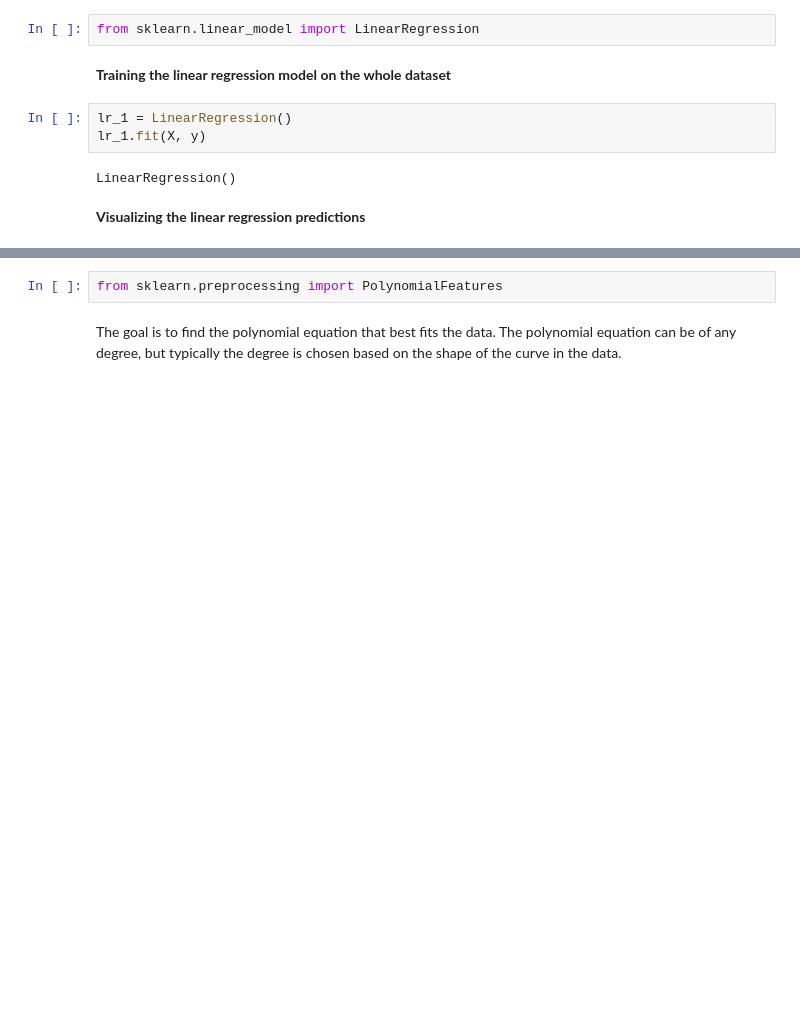
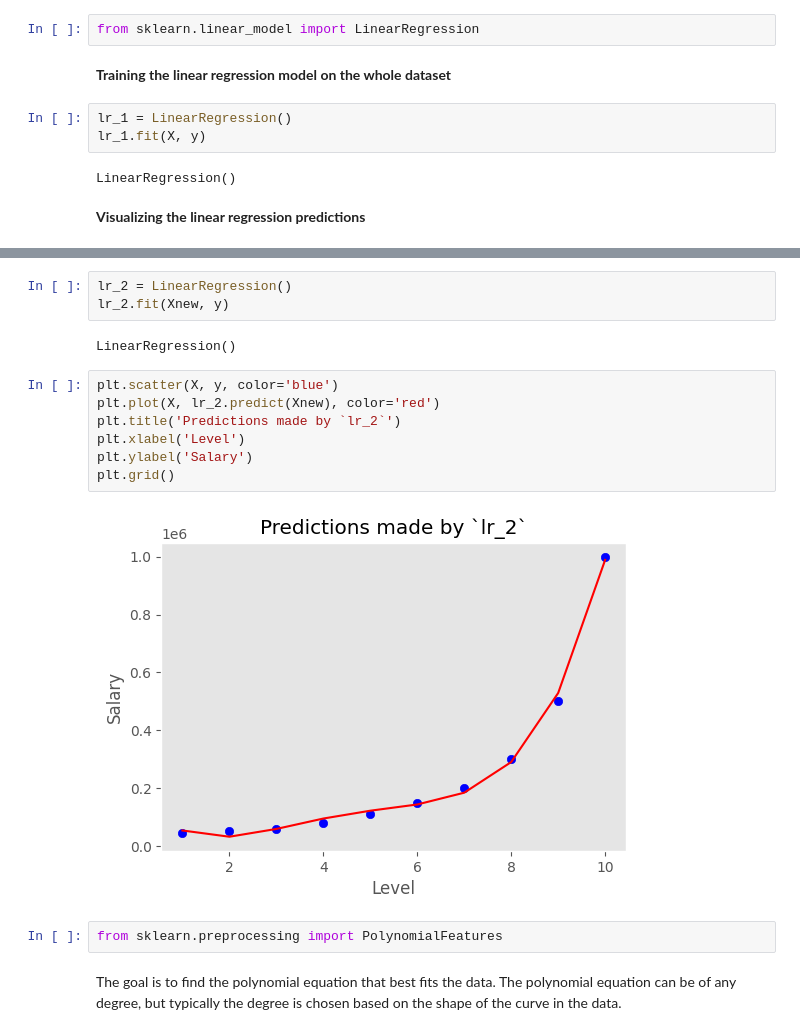
Before and after one commit to a-mhamdi/mlpy, a Jupyter notebook: Codes/Python/polynomial-regression.ipynb, the cells around one changed output, grey strips where cells are left out. Cells and saved outputs as stored; diff of their text form; blank space fills up the shorter version.

```diff
--- a/Codes/Python/polynomial-regression.ipynb
+++ b/Codes/Python/polynomial-regression.ipynb
@@ -119,3 +126,17 @@ plt.grid()
+# %%
+lr_2 = LinearRegression()
+lr_2.fit(Xnew, y)
+# %% [output]
+LinearRegression()
+# %%
+plt.scatter(X, y, color='blue')
+plt.plot(X, lr_2.predict(Xnew), color='red')
+plt.title('Predictions made by `lr_2`')
+plt.xlabel('Level')
+plt.ylabel('Salary')
+plt.grid()
+# %% [output]
+[figure, added]
 # %%
 from sklearn.preprocessing import PolynomialFeatures
 # %% [markdown]
```
Also changed, not shown: parts of 22 cells of this notebook, 2 other files.
